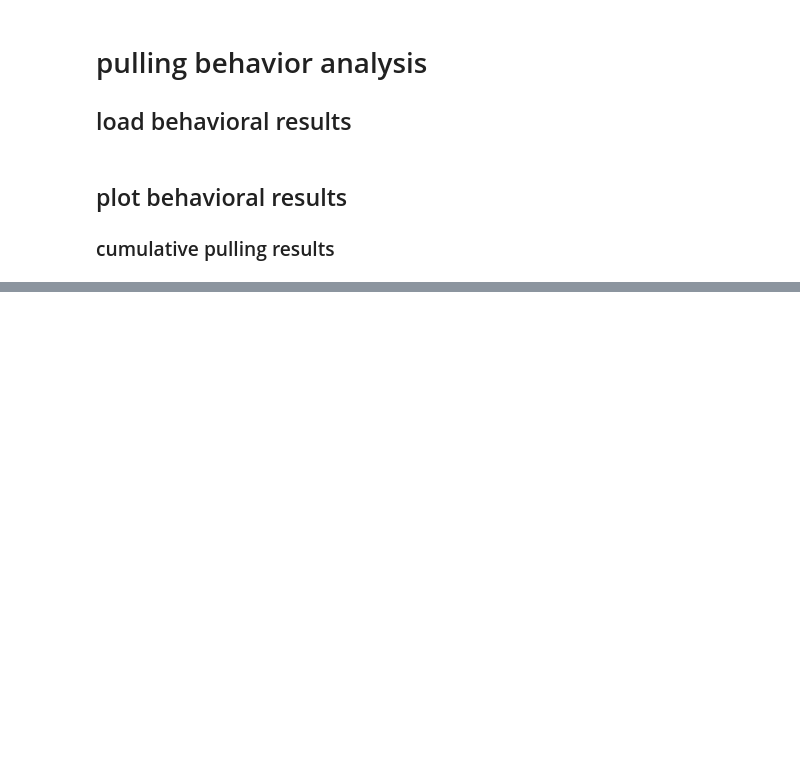
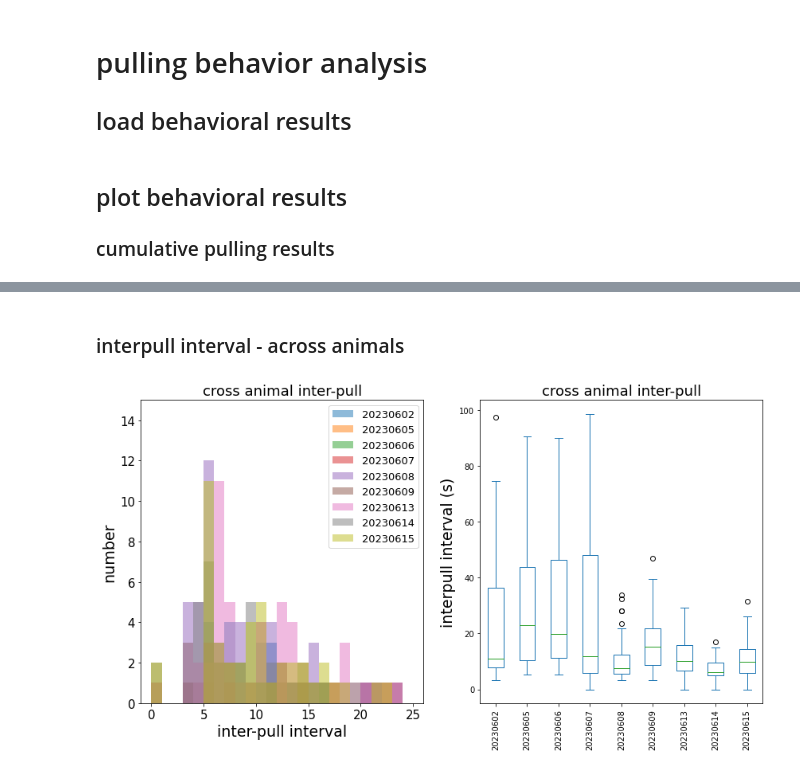
Before and after one commit to wilburshi/following_up_analysis, a Jupyter notebook: bhv_analysis_joystick_task/joystick_task_bhv_analysis.ipynb, the cells around one changed output, grey strips where cells are left out. Saved outputs shown, nothing was run; the diff lists cells and outputs as text; code cells hidden in the pictures; blank space fills up the shorter version.

```diff
--- a/bhv_analysis_joystick_task/joystick_task_bhv_analysis.ipynb
+++ b/bhv_analysis_joystick_task/joystick_task_bhv_analysis.ipynb
@@ -165,0 +234,65 @@ axs[1].legend(labels=session_dates, fontsize = 13)
+# %% [markdown]
+### interpull interval - across animals
+# %%
+# animal1 inter-pull interval
+fig, axs = plt.subplots(1,2)
+fig.set_figheight(7)
+fig.set_figwidth(14)
+
+## histogram
+
+#
+mean_crosspull_interval = []
+crosspull_interval_sum = {}
+#
+for ii in np.arange(0,nsessions,1):
+
+    xxx1 = cumulative_pulls_animal1[session_dates[ii]]
+    xxx2 = cumulative_pulls_animal2[session_dates[ii]]
+
+    npulls_ani1 = np.shape(xxx1)[0]
+    npulls_ani2 = np.shape(xxx2)[0]
+
+    if (npulls_ani1 < npulls_ani2):
+        crosspull_interval = np.empty((1,npulls_ani1))
+        crosspull_interval[:] = np.nan
+        for ipull in np.arange(0,npulls_ani1,1):
+            crosspull_interval[0][ipull] = np.nanmin(np.abs(xxx2-xxx1[ipull]))
+            if np.nanmin(np.abs(xxx2-xxx1[ipull]))>100:
+                crosspull_interval[0][ipull] = np.nan
+
+    else:
+        crosspull_interval = np.empty((1,npulls_ani2))
+        crosspull_interval[:] = np.nan
+        for ipull in np.arange(0,npulls_ani2,1):
+            crosspull_interval[0][ipull] = np.nanmin(np.abs(xxx1-xxx2[ipull]))
+            if np.nanmin(np.abs(xxx1-xxx2[ipull]))>100:
+                crosspull_interval[0][ipull] = np.nan
+
+    crosspull_interval_sum [ii] = pd.Series(crosspull_interval[0])
+    #
+    axs[0].hist(crosspull_interval[0],alpha=0.5, bins=np.arange(0,25,1))
+    #
+    mean_crosspull_interval.append(np.mean(crosspull_interval))
+#
+crosspull_interval_sum = pd.DataFrame(crosspull_interval_sum)
+#
+axs[0].set_title('cross animal inter-pull',fontsize = 18)
+axs[0].set_xlabel("inter-pull interval",fontsize = 19)
+axs[0].set_ylabel("number",fontsize = 19)
+axs[0].set_xlim([-1,26])
+axs[0].set_ylim([0,15])
+axs[0].tick_params(labelsize = 15)
+axs[0].legend(labels=session_dates, fontsize = 13)
+
+
+#
+## box plot
+crosspull_interval_sum.plot(kind = 'box',ax=axs[1])
+axs[1].set_title('cross animal inter-pull',fontsize = 18)
+axs[1].set_ylabel("interpull interval (s)",fontsize = 19)
+#axs[1].set_ylim([0,150])
+axs[1].set_xticks(np.arange(1, len(session_dates)+1,1))
+axs[1].set_xticklabels(session_dates,rotation=90,fontsize=10);
+# %% [output]
+[figure, added]
```
Also changed, not shown: parts of 10 cells of this notebook.
